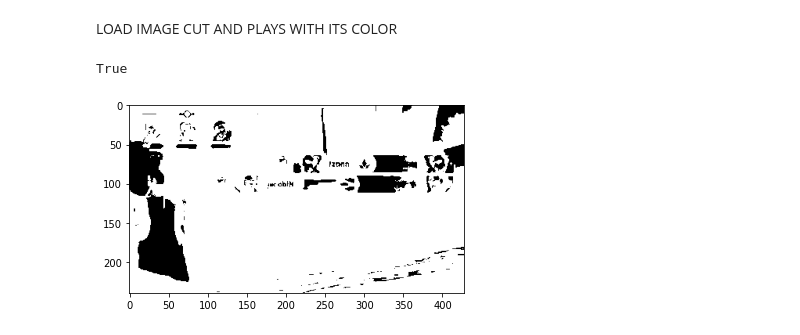
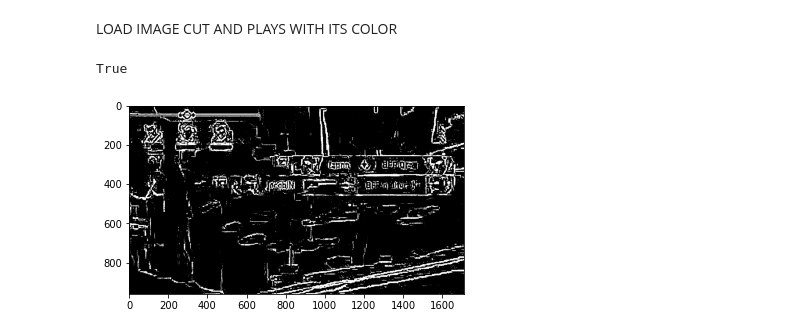
Before and after one commit to gusVLZ/cv-rubikscube-face-detection, a Jupyter notebook: Explorando.ipynb, the cells around one changed output. Drawn from its saved outputs; the diff is of its cells as text; code cells hidden in the pictures.

Commit message:
New tests on Visual Computing

```diff
--- a/Explorando.ipynb
+++ b/Explorando.ipynb
@@ -31,22 +31,25 @@ LOAD IMAGE CUT AND PLAYS WITH ITS COLOR
 # %%
 img = cv.imread("images/PISTOL_DUASK_37S.jpg")
 h = img.shape[0]
 w = img.shape[1]
 
 gray = cv.cvtColor(img, cv.COLOR_BGR2GRAY)
 
 0-1280, 0-720
 
 kills = gray[0:int(h/3), int(w/3)*2:w]
 
 plt.imshow(kills, cmap="Greys")
 
 cv.imwrite("images/KILLFEED2.jpg", kills)
 
-_, binary = cv.threshold(kills, 160, 255, cv.THRESH_BINARY)
+#_, binary = cv.threshold(kills, 160, 255, cv.THRESH_BINARY)
+kills = cv.resize(kills, None, None, 4, 4)
+blur = cv.medianBlur(kills, 3)
+binary = cv.adaptiveThreshold(kills, 255, cv.ADAPTIVE_THRESH_GAUSSIAN_C, cv.THRESH_BINARY, 11, 2)
 plt.imshow(binary, cmap="Greys")
 
 cv.imwrite("outputs/KF/binary.jpg",binary )
 # %% [output]
 True
-[figure, old version]
+[figure, new version]
```
Also changed, not shown: 8 other files.
